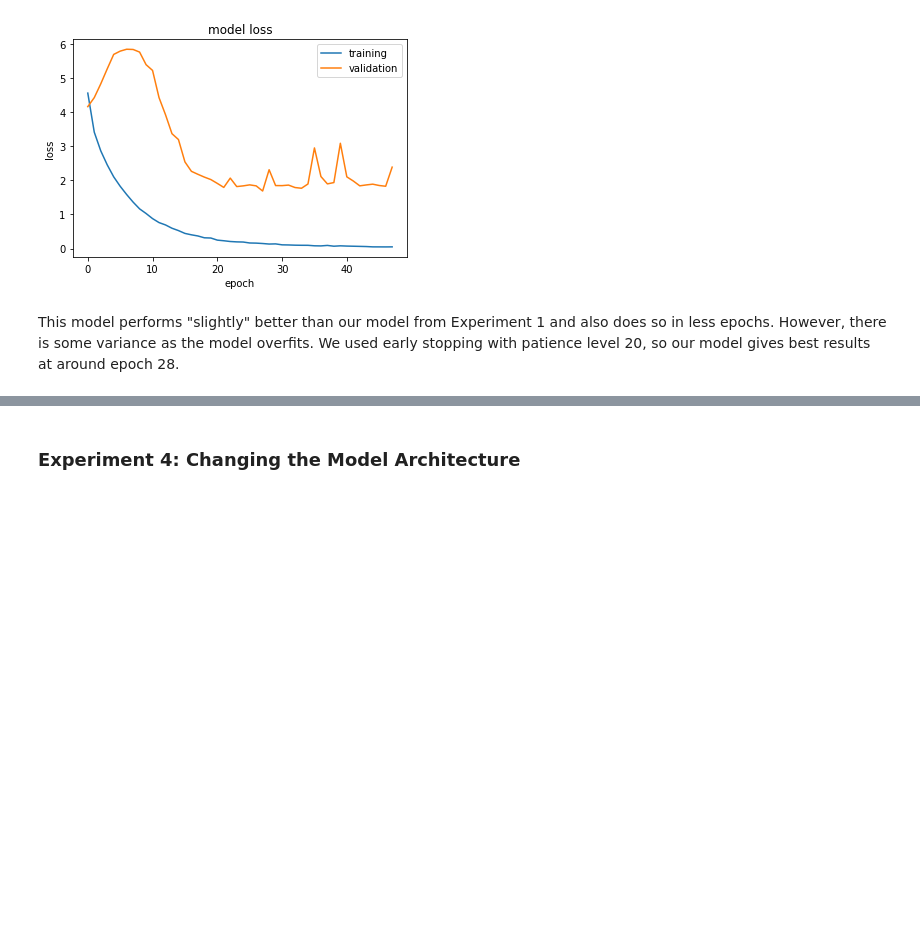
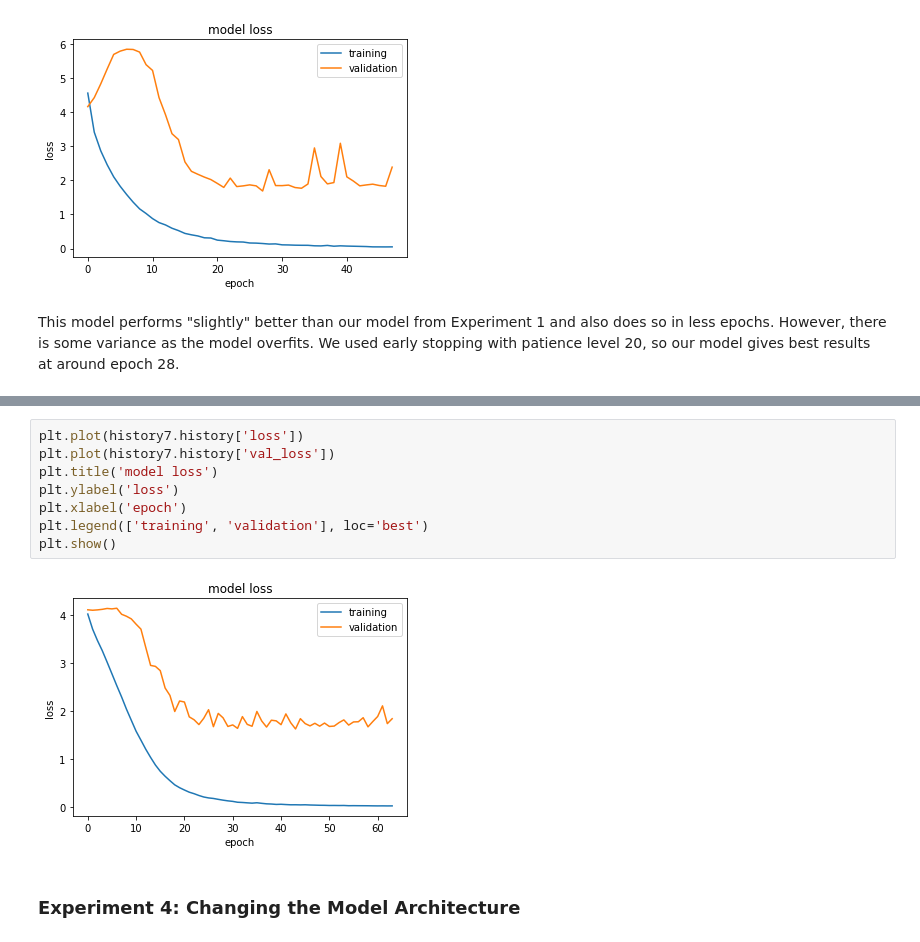
Before and after one commit to thepushkarp/MIDAS-Tasks, a Jupyter notebook: Task2/midastask2part1.ipynb, the cells around one changed output, grey strips where cells are left out. Drawn from its saved outputs; the diff is of its cells as text; blank space fills up the shorter version.

```diff
--- a/Task2/midastask2part1.ipynb
+++ b/Task2/midastask2part1.ipynb
@@ -675,3 +780,13 @@ This model performs "slightly" better than our model from Experiment 1 and also
+# %%
+plt.plot(history7.history['loss'])
+plt.plot(history7.history['val_loss'])
+plt.title('model loss')
+plt.ylabel('loss')
+plt.xlabel('epoch')
+plt.legend(['training', 'validation'], loc='best')
+plt.show()
+# %% [output]
+[figure, added]
 # %% [markdown]
 ### Experiment 4: Changing the Model Architecture
 # %% [markdown]
```
Also changed, not shown: parts of 14 cells of this notebook, 5 other files.
